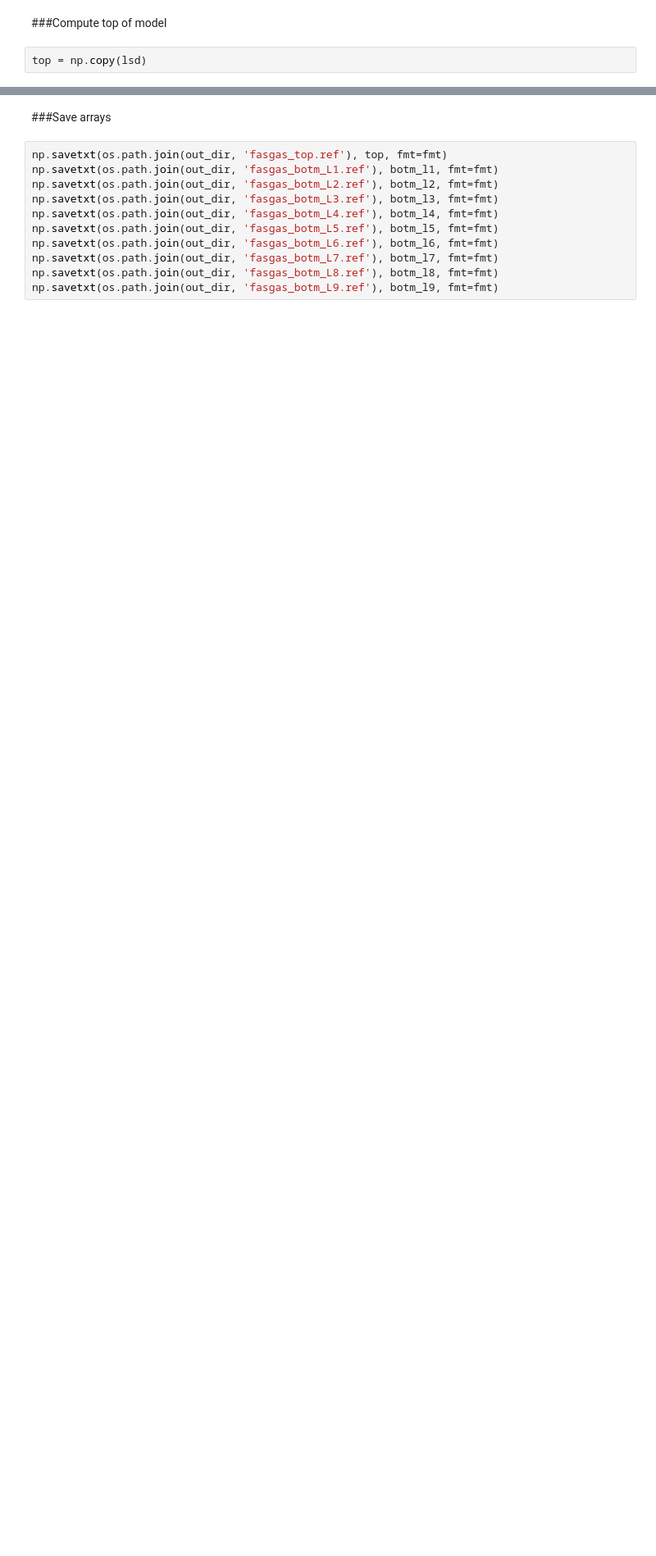
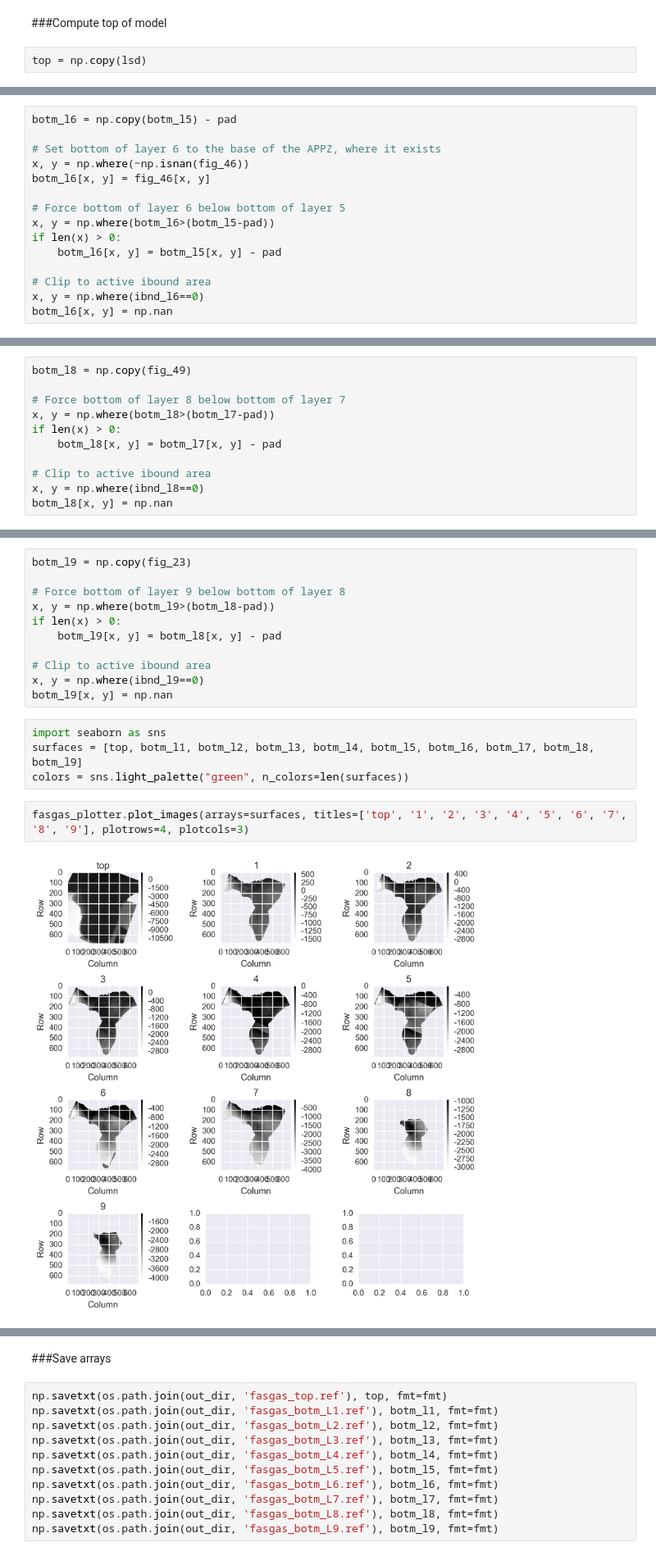
Before and after one commit to jbellino-usgs/notebooks, a Jupyter notebook: floridan/04-BuildBottomArrays.ipynb, the cells around one changed output, grey strips where cells are left out. Shown at 82% size. Drawn from its saved outputs; the diff is of its cells as text; blank space fills up the shorter version.

Commit message:
Updated notebooks and images

```diff
--- a/floridan/04-BuildBottomArrays.ipynb
+++ b/floridan/04-BuildBottomArrays.ipynb
@@ -311,0 +267,15 @@ botm_l9[x, y] = np.nan
+# %%
+botm_l6 = np.copy(botm_l5) - pad
+
+# Set bottom of layer 6 to the base of the APPZ, where it exists
+x, y = np.where(~np.isnan(fig_46))
+botm_l6[x, y] = fig_46[x, y]
+
+# Force bottom of layer 6 below bottom of layer 5
+x, y = np.where(botm_l6>(botm_l5-pad))
+if len(x) > 0:
+    botm_l6[x, y] = botm_l5[x, y] - pad
+
+# Clip to active ibound area
+x, y = np.where(ibnd_l6==0)
+botm_l6[x, y] = np.nan
@@ -311,0 +318,11 @@ botm_l9[x, y] = np.nan
+# %%
+botm_l8 = np.copy(fig_49)
+
+# Force bottom of layer 8 below bottom of layer 7
+x, y = np.where(botm_l8>(botm_l7-pad))
+if len(x) > 0:
+    botm_l8[x, y] = botm_l7[x, y] - pad
+
+# Clip to active ibound area
+x, y = np.where(ibnd_l8==0)
+botm_l8[x, y] = np.nan
@@ -311,0 +336,19 @@ botm_l9[x, y] = np.nan
+# %%
+botm_l9 = np.copy(fig_23)
+
+# Force bottom of layer 9 below bottom of layer 8
+x, y = np.where(botm_l9>(botm_l8-pad))
+if len(x) > 0:
+    botm_l9[x, y] = botm_l8[x, y] - pad
+
+# Clip to active ibound area
+x, y = np.where(ibnd_l9==0)
+botm_l9[x, y] = np.nan
+# %%
+import seaborn as sns
+surfaces = [top, botm_l1, botm_l2, botm_l3, botm_l4, botm_l5, botm_l6, botm_l7, botm_l8, botm_l9]
+colors = sns.light_palette("green", n_colors=len(surfaces))
+# %%
+fasgas_plotter.plot_images(arrays=surfaces, titles=['top', '1', '2', '3', '4', '5', '6', '7', '8', '9'], plotrows=4, plotcols=3)
+# %% [output]
+[figure, added]
```
Also changed, not shown: parts of 38 cells of this notebook, 19 other files.
